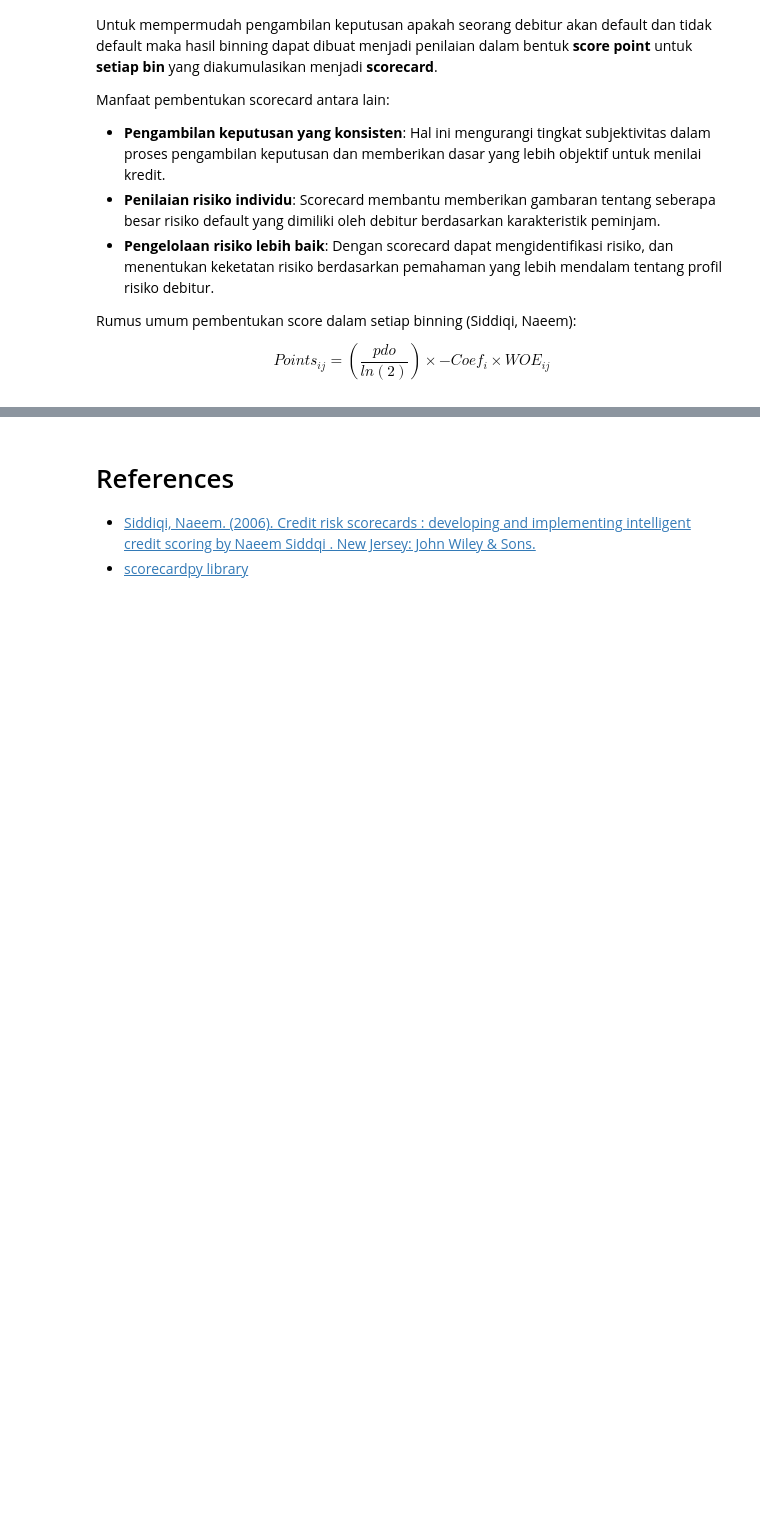
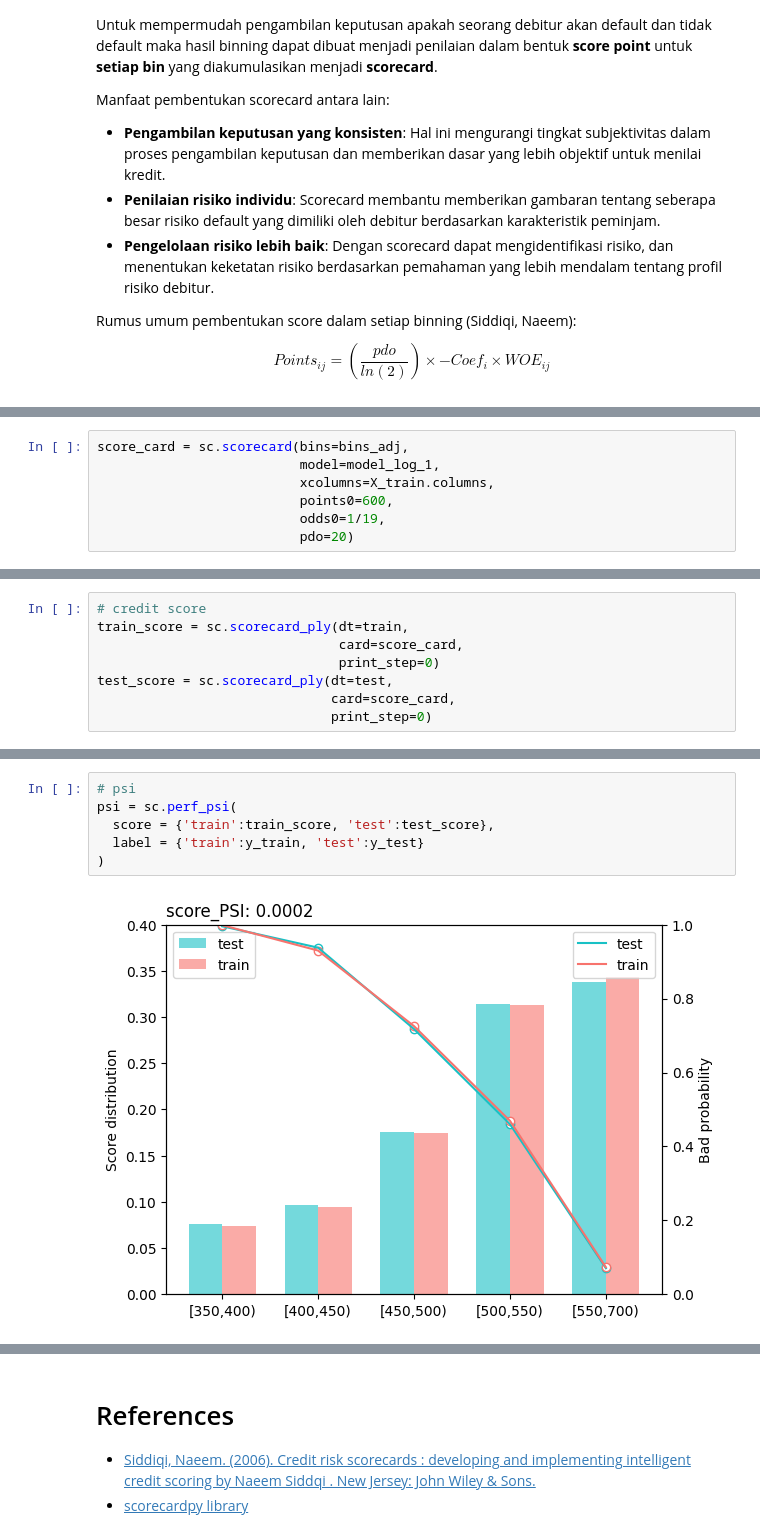
Before and after one commit to hwulanayu/scorecard_python, a Jupyter notebook: Behaviour Scorecard Prediction with Python.ipynb, the cells around one changed output, grey strips where cells are left out. Saved outputs shown, nothing was run; the diff lists cells and outputs as text; blank space fills up the shorter version.

```diff
--- a/Behaviour Scorecard Prediction with Python.ipynb
+++ b/Behaviour Scorecard Prediction with Python.ipynb
@@ -889,0 +1007,7 @@ score_card
+# %%
+score_card = sc.scorecard(bins=bins_adj,
+                          model=model_log_1,
+                          xcolumns=X_train.columns,
+                          points0=600,
+                          odds0=1/19,
+                          pdo=20)
@@ -889,0 +1045,8 @@ score_card
+# %%
+# credit score
+train_score = sc.scorecard_ply(dt=train,
+                               card=score_card,
+                               print_step=0)
+test_score = sc.scorecard_ply(dt=test,
+                              card=score_card,
+                              print_step=0)
@@ -889,0 +1090,8 @@ score_card
+# %%
+# psi
+psi = sc.perf_psi(
+  score = {'train':train_score, 'test':test_score},
+  label = {'train':y_train, 'test':y_test}
+)
+# %% [output]
+[figure, added]
```
Also changed, not shown: parts of 63 cells of this notebook.
